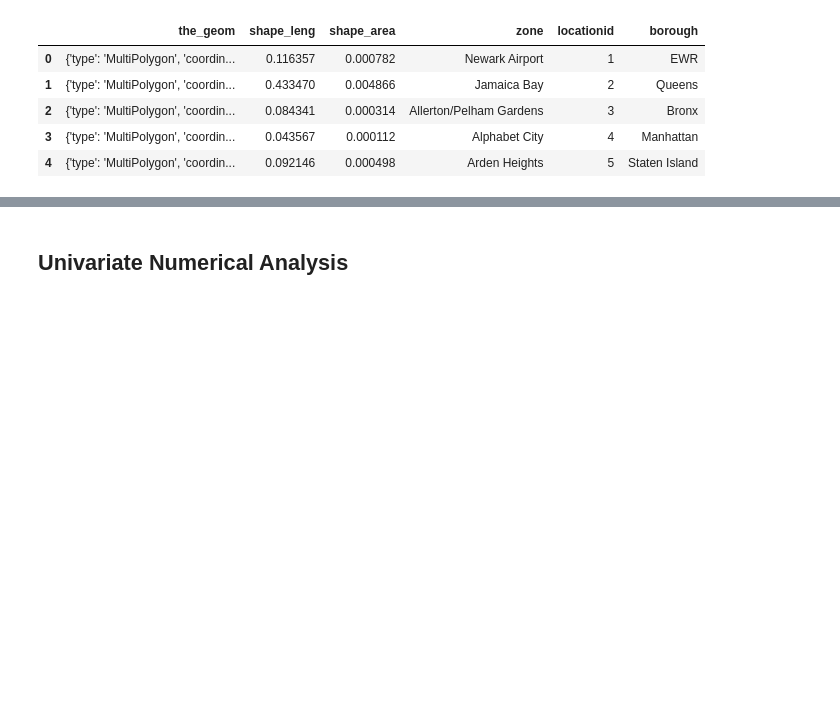
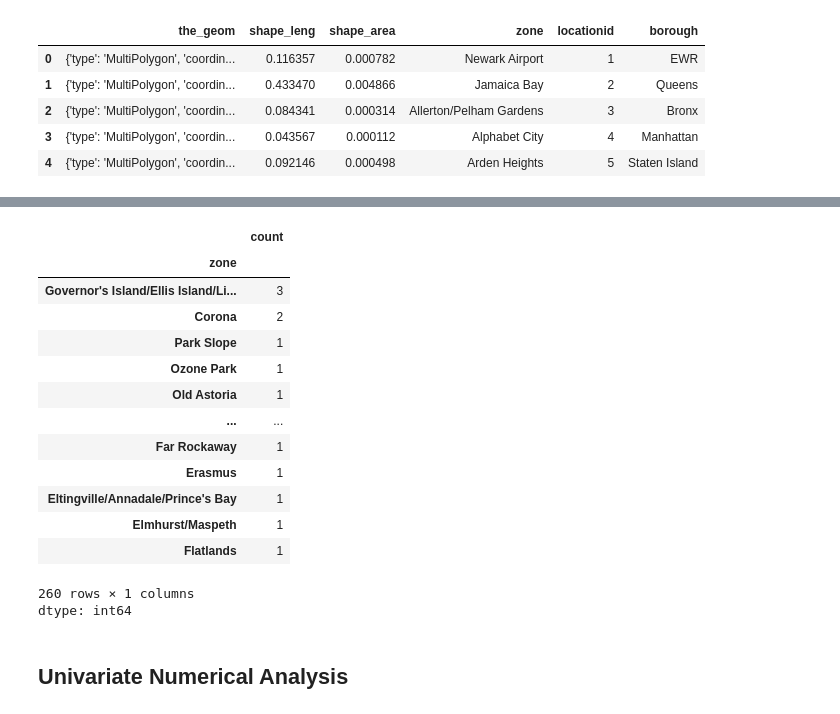
Before and after one commit to drod75/nyc_taxi_analysis, a Jupyter notebook: notebooks/data_exploration.ipynb, the cells around one changed output, grey strips where cells are left out. Cells and saved outputs as stored; diff of their text form; code cells hidden in the pictures; blank space fills up the shorter version.

```diff
--- a/notebooks/data_exploration.ipynb
+++ b/notebooks/data_exploration.ipynb
@@ -77,2 +91,20 @@ zone_df.head()
+# %%
+zone_df['zone'].value_counts()
+# %% [output]
+|  | count |
+| zone |  |
+| Governor's Island/Ellis Island/Li... | 3 |
+| Corona | 2 |
+| Park Slope | 1 |
+| Ozone Park | 1 |
+| Old Astoria | 1 |
+| ... | ... |
+| Far Rockaway | 1 |
+| Erasmus | 1 |
+| Eltingville/Annadale/Prince's Bay | 1 |
+| Elmhurst/Maspeth | 1 |
+| Flatlands | 1 |
+260 rows × 1 columns
+dtype: int64
 # %% [markdown]
 ## Univariate Numerical Analysis
```
Also changed, not shown: parts of 7 cells of this notebook.
